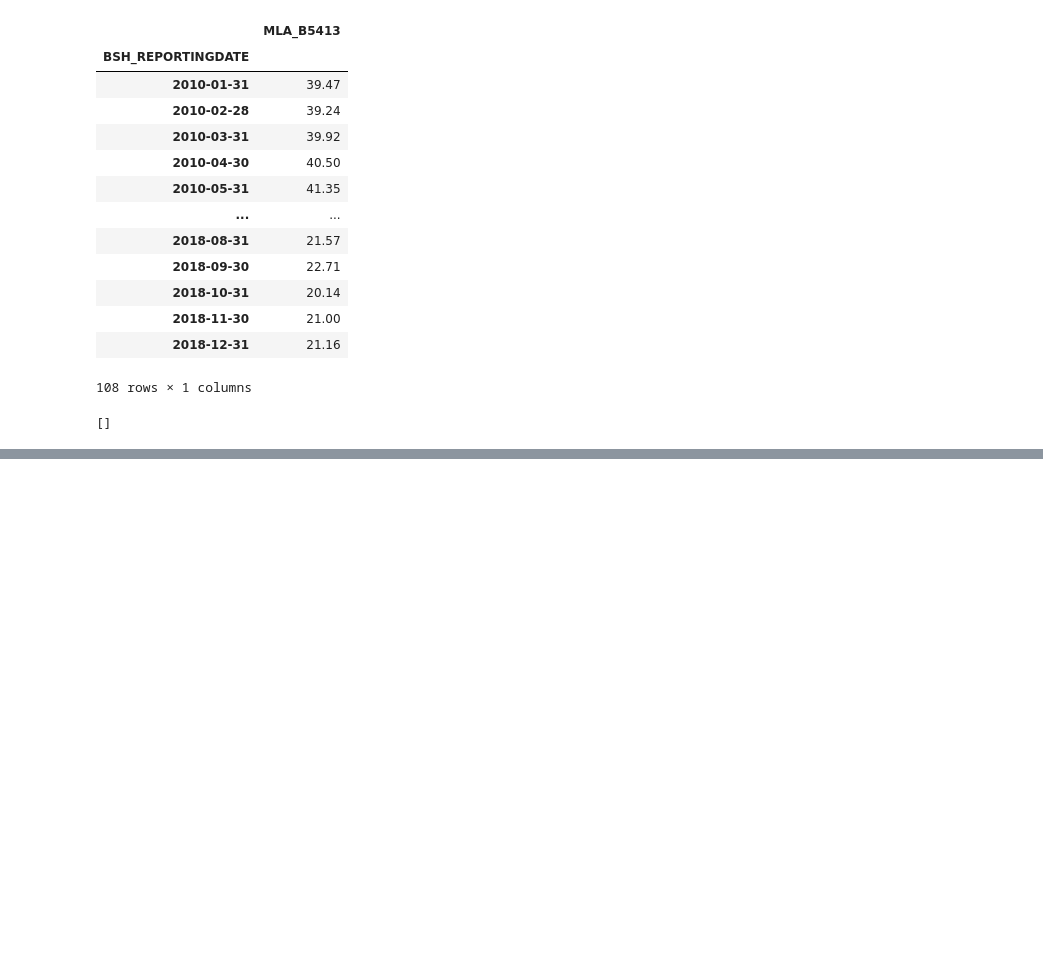
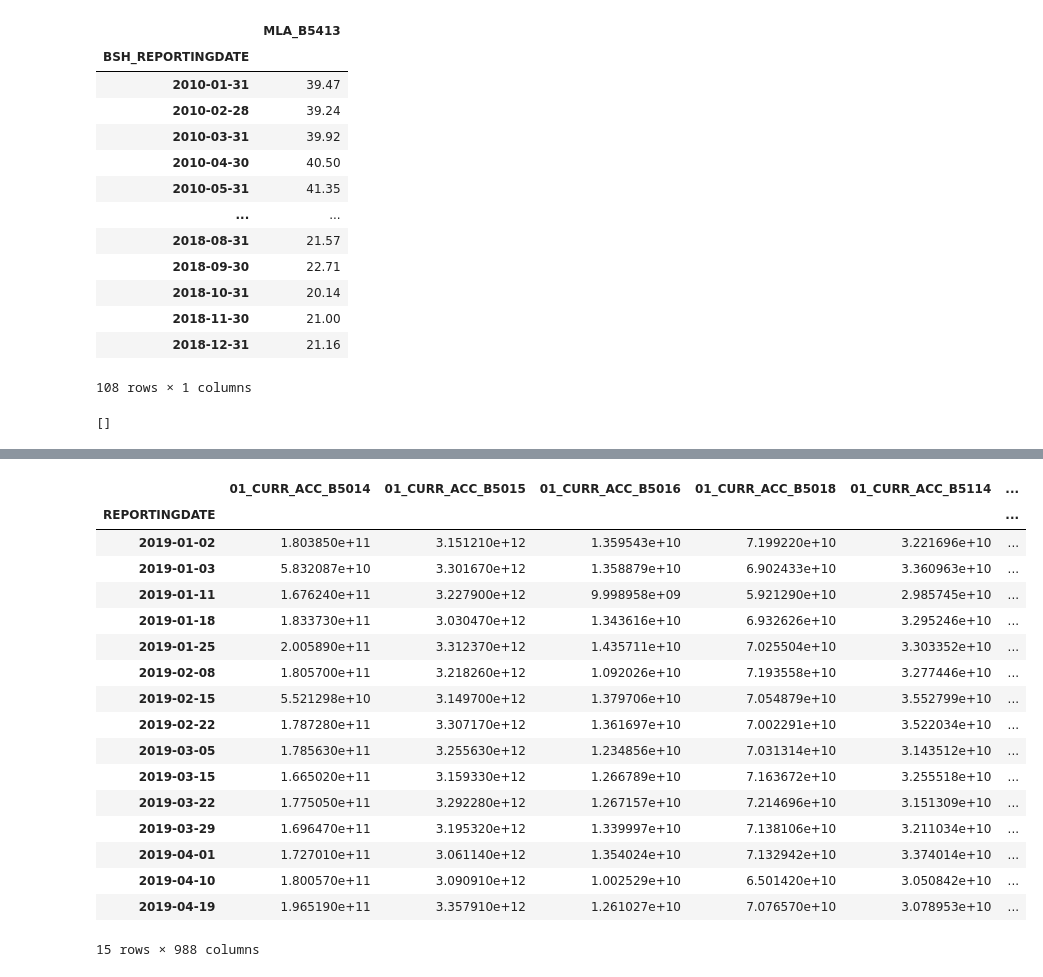
Before and after one commit to DianaZaig/Nowcasting-Techsprint, a Jupyter notebook: code/TechSprint_II_TFT_Month_Target_wo_WeekCalc.ipynb, the cells around one changed output, grey strips where cells are left out. Cells and saved outputs as stored; diff of their text form; code cells hidden in the pictures; blank space fills up the shorter version.

```diff
--- a/code/TechSprint_II_TFT_Month_Target_wo_WeekCalc.ipynb
+++ b/code/TechSprint_II_TFT_Month_Target_wo_WeekCalc.ipynb
@@ -360,0 +367,21 @@ KeyError: 'parameter name can\'t contain "."'
+# %%
+df_weekly_test.head(15)
+# %% [output]
+|  | 01_CURR_ACC_B5014 | 01_CURR_ACC_B5015 | 01_CURR_ACC_B5016 | 01_CURR_ACC_B5018 | 01_CURR_ACC_B5114 | ... |
+| REPORTINGDATE |  |  |  |  |  | ... |
+| 2019-01-02 | 1.803850e+11 | 3.151210e+12 | 1.359543e+10 | 7.199220e+10 | 3.221696e+10 | ... |
+| 2019-01-03 | 5.832087e+10 | 3.301670e+12 | 1.358879e+10 | 6.902433e+10 | 3.360963e+10 | ... |
+| 2019-01-11 | 1.676240e+11 | 3.227900e+12 | 9.998958e+09 | 5.921290e+10 | 2.985745e+10 | ... |
+| 2019-01-18 | 1.833730e+11 | 3.030470e+12 | 1.343616e+10 | 6.932626e+10 | 3.295246e+10 | ... |
+| 2019-01-25 | 2.005890e+11 | 3.312370e+12 | 1.435711e+10 | 7.025504e+10 | 3.303352e+10 | ... |
+| 2019-02-08 | 1.805700e+11 | 3.218260e+12 | 1.092026e+10 | 7.193558e+10 | 3.277446e+10 | ... |
+| 2019-02-15 | 5.521298e+10 | 3.149700e+12 | 1.379706e+10 | 7.054879e+10 | 3.552799e+10 | ... |
+| 2019-02-22 | 1.787280e+11 | 3.307170e+12 | 1.361697e+10 | 7.002291e+10 | 3.522034e+10 | ... |
+| 2019-03-05 | 1.785630e+11 | 3.255630e+12 | 1.234856e+10 | 7.031314e+10 | 3.143512e+10 | ... |
+| 2019-03-15 | 1.665020e+11 | 3.159330e+12 | 1.266789e+10 | 7.163672e+10 | 3.255518e+10 | ... |
+| 2019-03-22 | 1.775050e+11 | 3.292280e+12 | 1.267157e+10 | 7.214696e+10 | 3.151309e+10 | ... |
+| 2019-03-29 | 1.696470e+11 | 3.195320e+12 | 1.339997e+10 | 7.138106e+10 | 3.211034e+10 | ... |
+| 2019-04-01 | 1.727010e+11 | 3.061140e+12 | 1.354024e+10 | 7.132942e+10 | 3.374014e+10 | ... |
+| 2019-04-10 | 1.800570e+11 | 3.090910e+12 | 1.002529e+10 | 6.501420e+10 | 3.050842e+10 | ... |
+| 2019-04-19 | 1.965190e+11 | 3.357910e+12 | 1.261027e+10 | 7.076570e+10 | 3.078953e+10 | ... |
+15 rows × 988 columns
```
Also changed, not shown: parts of 6 cells of this notebook.
